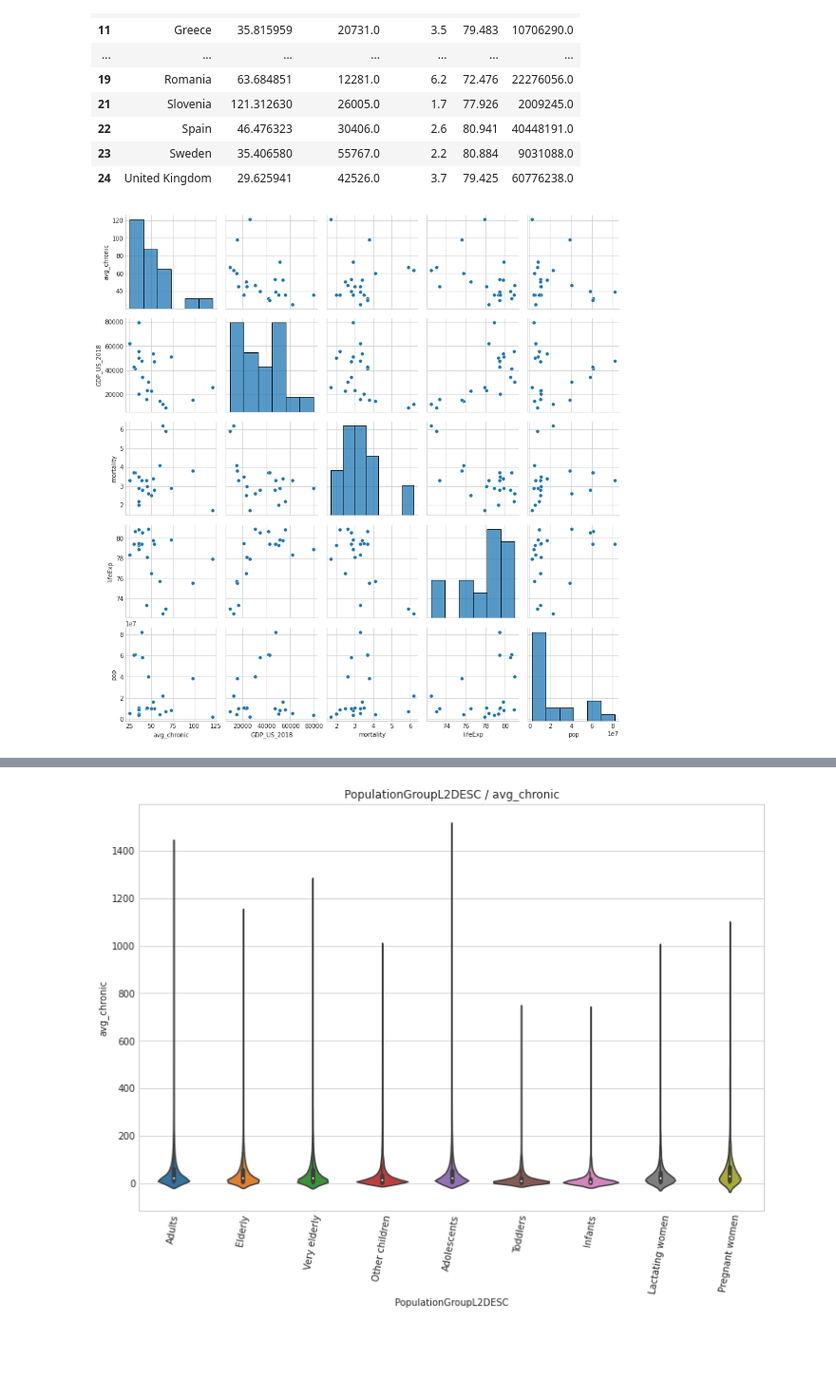
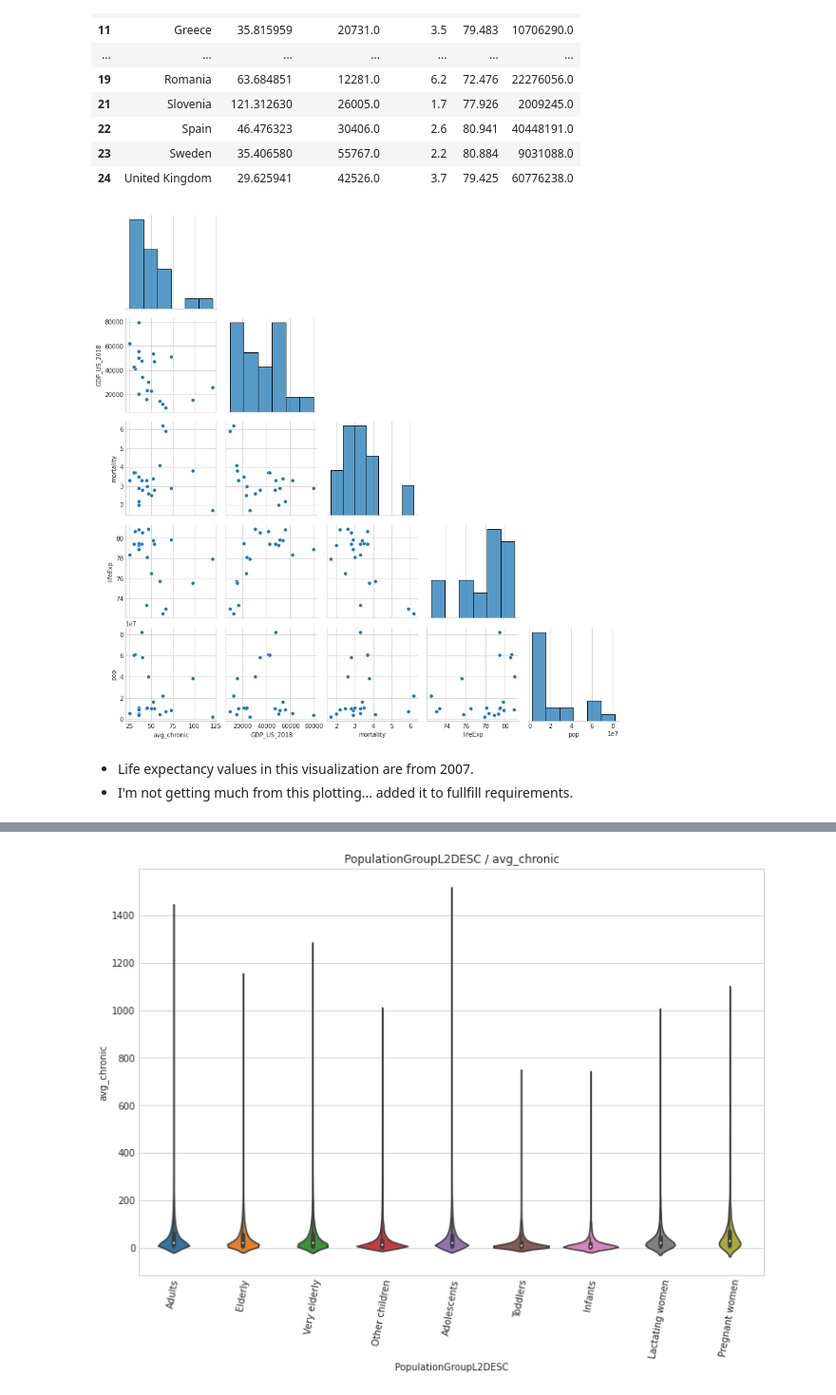
Before and after one commit to smolinjm/4447_final, a Jupyter notebook: 4447_Final.ipynb, the cells around one changed output, grey strips where cells are left out. Shown at 95% size. Drawn from its saved outputs; the diff is of its cells as text; code cells hidden in the pictures; blank space fills up the shorter version.

```diff
--- a/4447_Final.ipynb
+++ b/4447_Final.ipynb
@@ -73,7 +75,7 @@ Per capita gross domestic product (GDP) is a metric that breaks down a country's
 Wikipedia GDP per Capita<br>
 https://en.wikipedia.org/wiki/List_of_countries_by_GDP_(nominal)_per_capita <br>
 # %%
-nutrition_data = pd.read_csv("../data/ESFA.csv",
+nutrition_data = pd.read_csv("data/ESFA.csv",
                           usecols= ["SurveyscountryDESC",
                                     "ExposurehierarchyL1DESC",
                                     "PopulationGroupL2DESC",
@@ -183,7 +185,7 @@ fig.show()
 # %% [output]
 [interactive output not drawn]
 # %%
-mortality_data = pd.read_csv("../data/HNP_StatsData2.csv", skiprows=4)
+mortality_data = pd.read_csv("data/HNP_StatsData2.csv", skiprows=4)
 mortality_data.columns
 #mortality_data.drop(columns=['2020'], inplace=True)
 mortality_data.sample(3)
@@ -508,8 +518,8 @@ df_pair
 # %%
 #df = sns.load_dataset('tips')
 # pairplot with hue sex
-sns.pairplot(df_pair)
+sns.pairplot(df_pair, corner=True)
 # to show
 plt.show()
 # %% [output]
-[figure, old version]
+[figure, new version]
@@ -518,3 +526,6 @@ plt.show()
+# %% [markdown]
+- Life expectancy values in this visualization are from 2007.
+- I'm not getting much from this plotting... added it to fullfill requirements.
 # %%
 df_piv = pd.pivot_table(df_pair, columns=['country'])
 df_piv
```
Also changed, not shown: parts of 49 cells of this notebook, 8 other files.
